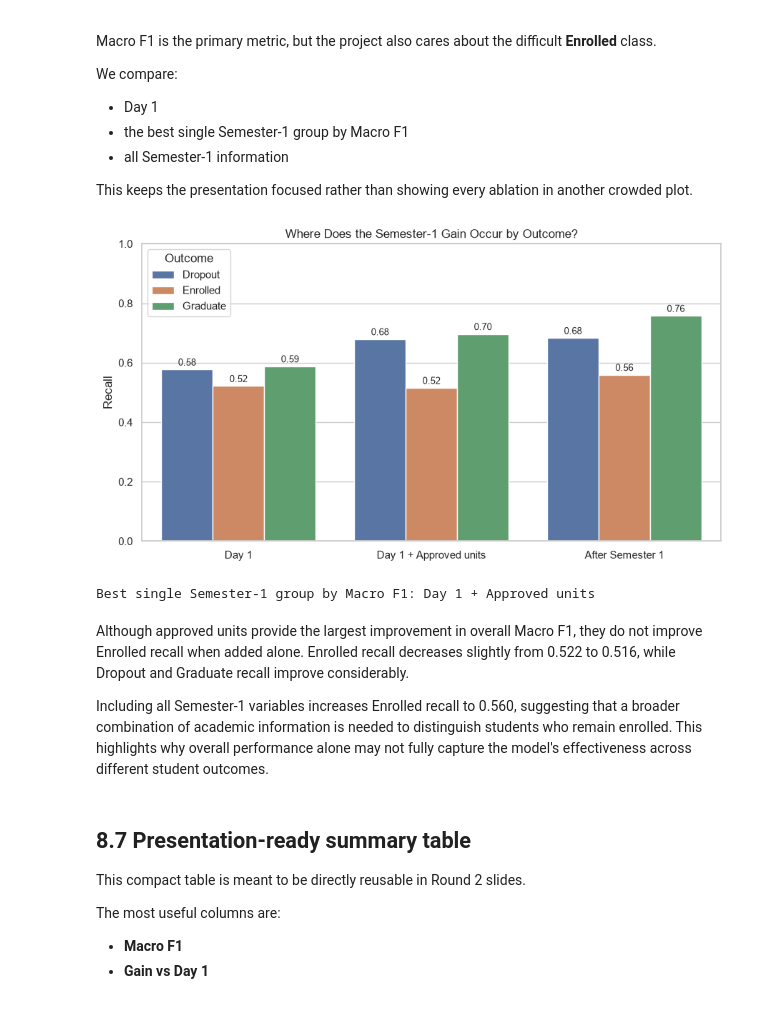
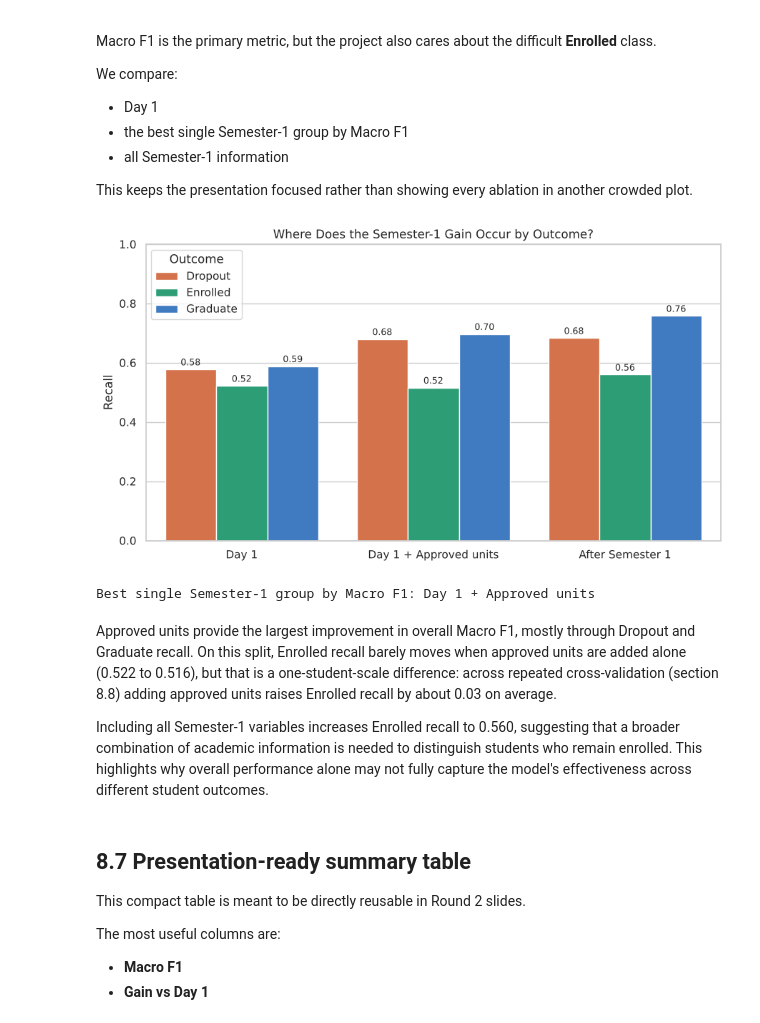
Before and after one commit to itsjavi16/student-dropout-prediction, a Jupyter notebook: notebooks/08_sem1_mechanism_ablation.ipynb, the cells around one changed output. Saved outputs shown, nothing was run; the diff lists cells and outputs as text; code cells hidden in the pictures.

Commit message:
Add outcome palette, robustness check in 08, and cleanup in 09

```diff
--- a/notebooks/08_sem1_mechanism_ablation.ipynb
+++ b/notebooks/08_sem1_mechanism_ablation.ipynb
@@ -416,38 +426,40 @@ recall_long = recall_compare.melt(
 recall_long["Outcome"] = recall_long["Outcome"].str.replace(
     " Recall", "", regex=False
 )
 
 fig, ax = plt.subplots(figsize=(9, 5))
 sns.barplot(
     data=recall_long,
     x="Feature Set",
     y="Recall",
     hue="Outcome",
+    hue_order=OUTCOME_ORDER,
+    palette=OUTCOME_PALETTE,
     ax=ax
 )
 
 ax.set_ylim(0, 1)
 ax.set_title("Where Does the Semester-1 Gain Occur by Outcome?")
 ax.set_xlabel("")
 ax.set_ylabel("Recall")
 
 for container in ax.containers:
     ax.bar_label(container, fmt="%.2f", padding=2, fontsize=9)
 
 plt.tight_layout()
 plt.savefig(
-    "../reports/figures/sem1_ablation_class_recall.png",
+    project_root / "reports" / "figures" / "sem1_ablation_class_recall.png",
     dpi=300,
     bbox_inches="tight"
 )
 plt.show()
 
 print("Best single Semester-1 group by Macro F1:", best_single_name)
 # %% [output]
-[figure, old version]
+[figure, new version]
 Best single Semester-1 group by Macro F1: Day 1 + Approved units
 # %% [markdown]
-Although approved units provide the largest improvement in overall Macro F1, they do not improve Enrolled recall when added alone. Enrolled recall decreases slightly from 0.522 to 0.516, while Dropout and Graduate recall improve considerably.
+Approved units provide the largest improvement in overall Macro F1, mostly through Dropout and Graduate recall. On this split, Enrolled recall barely moves when approved units are added alone (0.522 to 0.516), but that is a one-student-scale difference: across repeated cross-validation (section 8.8) adding approved units raises Enrolled recall by about 0.03 on average.
 
 Including all Semester-1 variables increases Enrolled recall to 0.560, suggesting that a broader combination of academic information is needed to distinguish students who remain enrolled. This highlights why overall performance alone may not fully capture the model's effectiveness across different student outcomes.
 # %% [markdown]
```
Also changed, not shown: parts of 16 cells of this notebook, 7 other files.
